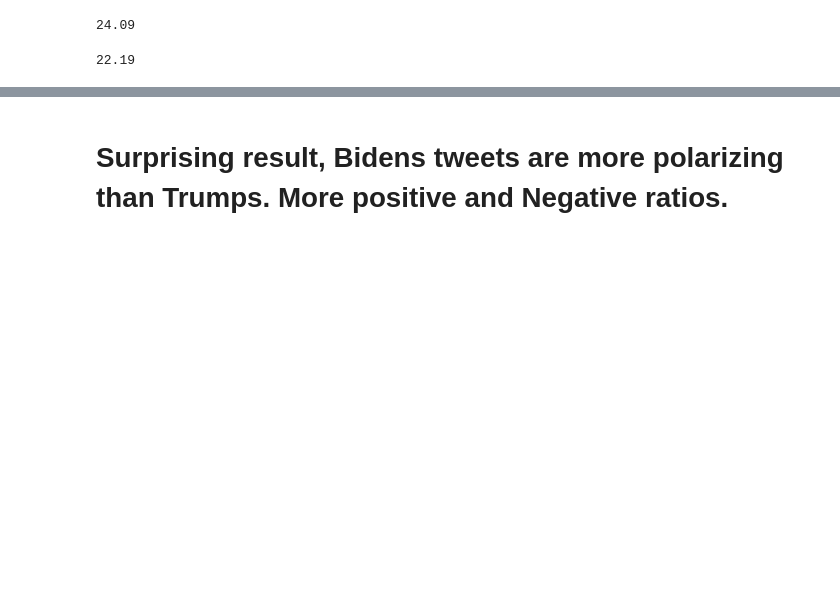
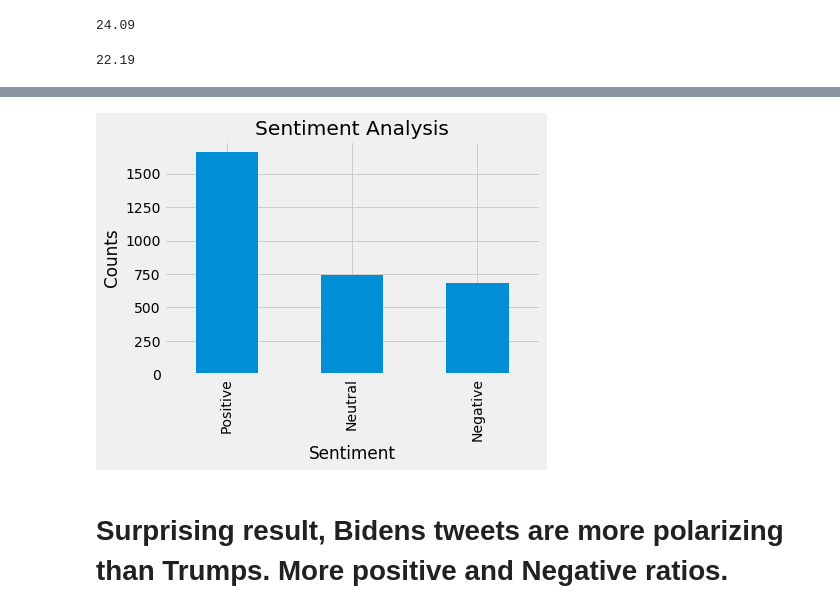
Before and after one commit to DavidMelnychuk/analyze-trump-biden, a Jupyter notebook: analyze_tweets.ipynb, the cells around one changed output, grey strips where cells are left out. Saved outputs shown, nothing was run; the diff lists cells and outputs as text; code cells hidden in the pictures; blank space fills up the shorter version.

```diff
--- a/analyze_tweets.ipynb
+++ b/analyze_tweets.ipynb
@@ -505,3 +535,11 @@ round(len(negative_biden_tweets) / len(biden_df) * 100, 2)
+# %%
+plt.title('Sentiment Analysis')
+plt.xlabel('Sentiment')
+plt.ylabel('Counts')
+biden_df['Sentiment'].value_counts().plot(kind = 'bar')
+plt.show()
+# %% [output]
+[figure, added]
 # %% [markdown]
 # Surprising result, Bidens tweets are more polarizing than Trumps. More positive and Negative ratios.
 # %% [markdown]
```
Also changed, not shown: parts of 17 cells of this notebook.
